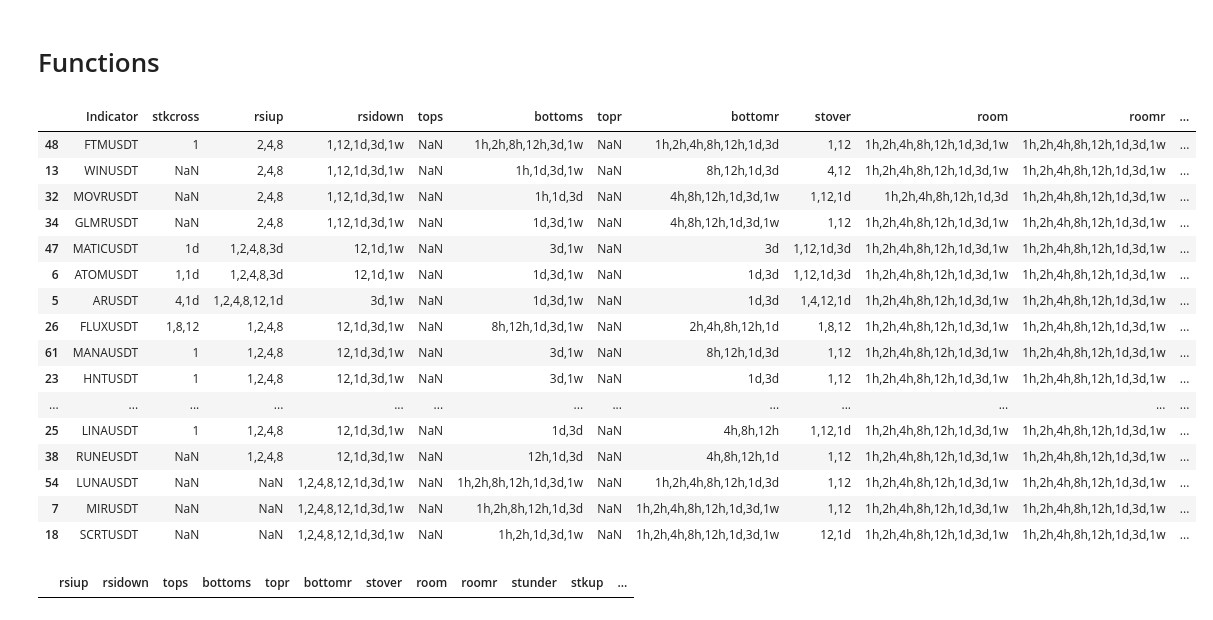
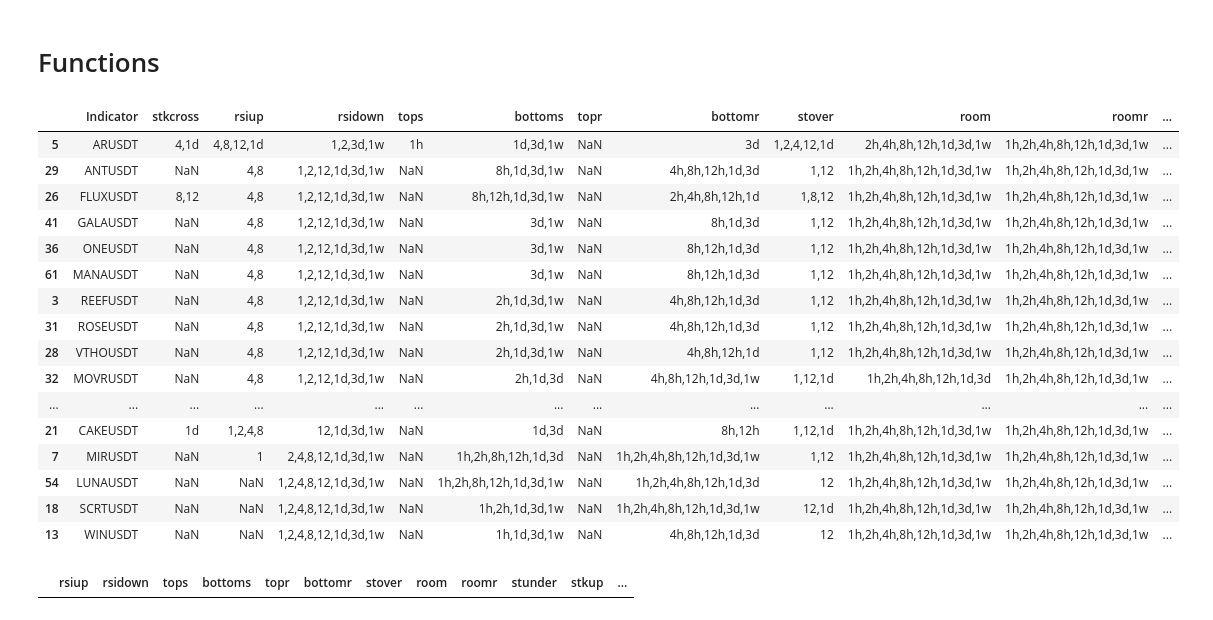
Before and after one commit to hjabbour/ML, a Jupyter notebook: MLDATA.ipynb, the cells around one changed output. Saved outputs shown, nothing was run; the diff lists cells and outputs as text; code cells hidden in the pictures.

```diff
--- a/MLDATA.ipynb
+++ b/MLDATA.ipynb
@@ -1164,50 +1164,50 @@ test = newframe.loc[(newframe['rsiup'] <= '1d') & (newframe['stover'].notnull())
 
 #test = newframe.loc[(newframe['bottomr'] <= '12h') &  (newframe['bottoms'] <= '12h') ]
 test = newframe.loc[(newframe['bottomr'] >= '1d') & ((newframe['stover'].notnull()) | (newframe['stkcross'].notnull()))]
 
-test = newframe.loc[(newframe['bottomr'] >= '1d') & ((newframe['stover'].notnull()) | (newframe['stkcross'].notnull()))]
+test = newframe.loc[(newframe['bottomr'] >= '1h') & ((newframe['stover'].notnull()) | (newframe['stkcross'].notnull()))]
 
 
 #test = newframe.loc[(newframe['bottoms'] >= '1d') & ((newframe['stover'].notnull()) | (newframe['stkcross'].notnull()))]
 
 #test = newframe.loc[(newframe['tops'].isnull()) &  (newframe['rsidown'].isnull()) ]
 
 
 #test = newframe.loc[(newframe['stkup'].notnull()) &  (newframe['bottoms'].notnull()) & (newframe['tops'].isnull()) ]
 
 #test = newframe.loc[(newframe['rsiup'] <= '1w') & (newframe['bottoms'] >= '4h') &  (newframe['shift'].notnull())]
 
 
 #test = newframe.loc[(newframe['shift'].notnull()) &  (newframe['bottoms'].notnull()) ]
 
 #test = newframe.loc[(newframe['rsidown'].isnull()) | (newframe['rsidown'] <= '1') ]
 
 #test = newframe.loc[(newframe['shift'] >= '1h') &  (newframe['dshift'].isnull()) & (newframe['downtrend'].isnull()) ]
 #test = newframe.loc[(newframe['shift'] >= '1h') &  (newframe['dshift'].isnull()) ]
 
 #test = newframe.loc[(newframe['shift'] >= '12h,1d,3d')]
 
 newframe
 
 test
 # %% [output]
 |  | Indicator | stkcross | rsiup | rsidown | tops | bottoms | topr | bottomr | stover | room | roomr | ... |
-| 48 | FTMUSDT | 1 | 2,4,8 | 1,12,1d,3d,1w | NaN | 1h,2h,8h,12h,3d,1w | NaN | 1h,2h,4h,8h,12h,1d,3d | 1,12 | 1h,2h,4h,8h,12h,1d,3d,1w | 1h,2h,4h,8h,12h,1d,3d,1w | ... |
-| 13 | WINUSDT | NaN | 2,4,8 | 1,12,1d,3d,1w | NaN | 1h,1d,3d,1w | NaN | 8h,12h,1d,3d | 4,12 | 1h,2h,4h,8h,12h,1d,3d,1w | 1h,2h,4h,8h,12h,1d,3d,1w | ... |
-| 32 | MOVRUSDT | NaN | 2,4,8 | 1,12,1d,3d,1w | NaN | 1h,1d,3d | NaN | 4h,8h,12h,1d,3d,1w | 1,12,1d | 1h,2h,4h,8h,12h,1d,3d | 1h,2h,4h,8h,12h,1d,3d,1w | ... |
-| 34 | GLMRUSDT | NaN | 2,4,8 | 1,12,1d,3d,1w | NaN | 1d,3d,1w | NaN | 4h,8h,12h,1d,3d,1w | 1,12 | 1h,2h,4h,8h,12h,1d,3d,1w | 1h,2h,4h,8h,12h,1d,3d,1w | ... |
-| 47 | MATICUSDT | 1d | 1,2,4,8,3d | 12,1d,1w | NaN | 3d,1w | NaN | 3d | 1,12,1d,3d | 1h,2h,4h,8h,12h,1d,3d,1w | 1h,2h,4h,8h,12h,1d,3d,1w | ... |
-| 6 | ATOMUSDT | 1,1d | 1,2,4,8,3d | 12,1d,1w | NaN | 1d,3d,1w | NaN | 1d,3d | 1,12,1d,3d | 1h,2h,4h,8h,12h,1d,3d,1w | 1h,2h,4h,8h,12h,1d,3d,1w | ... |
-| 5 | ARUSDT | 4,1d | 1,2,4,8,12,1d | 3d,1w | NaN | 1d,3d,1w | NaN | 1d,3d | 1,4,12,1d | 1h,2h,4h,8h,12h,1d,3d,1w | 1h,2h,4h,8h,12h,1d,3d,1w | ... |
-| 26 | FLUXUSDT | 1,8,12 | 1,2,4,8 | 12,1d,3d,1w | NaN | 8h,12h,1d,3d,1w | NaN | 2h,4h,8h,12h,1d | 1,8,12 | 1h,2h,4h,8h,12h,1d,3d,1w | 1h,2h,4h,8h,12h,1d,3d,1w | ... |
-| 61 | MANAUSDT | 1 | 1,2,4,8 | 12,1d,3d,1w | NaN | 3d,1w | NaN | 8h,12h,1d,3d | 1,12 | 1h,2h,4h,8h,12h,1d,3d,1w | 1h,2h,4h,8h,12h,1d,3d,1w | ... |
-| 23 | HNTUSDT | 1 | 1,2,4,8 | 12,1d,3d,1w | NaN | 3d,1w | NaN | 1d,3d | 1,12 | 1h,2h,4h,8h,12h,1d,3d,1w | 1h,2h,4h,8h,12h,1d,3d,1w | ... |
+| 5 | ARUSDT | 4,1d | 4,8,12,1d | 1,2,3d,1w | 1h | 1d,3d,1w | NaN | 3d | 1,2,4,12,1d | 2h,4h,8h,12h,1d,3d,1w | 1h,2h,4h,8h,12h,1d,3d,1w | ... |
+| 29 | ANTUSDT | NaN | 4,8 | 1,2,12,1d,3d,1w | NaN | 8h,1d,3d,1w | NaN | 4h,8h,12h,1d,3d | 1,12 | 1h,2h,4h,8h,12h,1d,3d,1w | 1h,2h,4h,8h,12h,1d,3d,1w | ... |
+| 26 | FLUXUSDT | 8,12 | 4,8 | 1,2,12,1d,3d,1w | NaN | 8h,12h,1d,3d,1w | NaN | 2h,4h,8h,12h,1d | 1,8,12 | 1h,2h,4h,8h,12h,1d,3d,1w | 1h,2h,4h,8h,12h,1d,3d,1w | ... |
+| 41 | GALAUSDT | NaN | 4,8 | 1,2,12,1d,3d,1w | NaN | 3d,1w | NaN | 8h,1d,3d | 1,12 | 1h,2h,4h,8h,12h,1d,3d,1w | 1h,2h,4h,8h,12h,1d,3d,1w | ... |
+| 36 | ONEUSDT | NaN | 4,8 | 1,2,12,1d,3d,1w | NaN | 3d,1w | NaN | 8h,12h,1d,3d | 1,12 | 1h,2h,4h,8h,12h,1d,3d,1w | 1h,2h,4h,8h,12h,1d,3d,1w | ... |
+| 61 | MANAUSDT | NaN | 4,8 | 1,2,12,1d,3d,1w | NaN | 3d,1w | NaN | 8h,12h,1d,3d | 1,12 | 1h,2h,4h,8h,12h,1d,3d,1w | 1h,2h,4h,8h,12h,1d,3d,1w | ... |
+| 3 | REEFUSDT | NaN | 4,8 | 1,2,12,1d,3d,1w | NaN | 2h,1d,3d,1w | NaN | 4h,8h,12h,1d,3d | 1,12 | 1h,2h,4h,8h,12h,1d,3d,1w | 1h,2h,4h,8h,12h,1d,3d,1w | ... |
+| 31 | ROSEUSDT | NaN | 4,8 | 1,2,12,1d,3d,1w | NaN | 2h,1d,3d,1w | NaN | 4h,8h,12h,1d,3d | 1,12 | 1h,2h,4h,8h,12h,1d,3d,1w | 1h,2h,4h,8h,12h,1d,3d,1w | ... |
+| 28 | VTHOUSDT | NaN | 4,8 | 1,2,12,1d,3d,1w | NaN | 2h,1d,3d,1w | NaN | 4h,8h,12h,1d | 1,12 | 1h,2h,4h,8h,12h,1d,3d,1w | 1h,2h,4h,8h,12h,1d,3d,1w | ... |
+| 32 | MOVRUSDT | NaN | 4,8 | 1,2,12,1d,3d,1w | NaN | 2h,1d,3d | NaN | 4h,8h,12h,1d,3d,1w | 1,12,1d | 1h,2h,4h,8h,12h,1d,3d | 1h,2h,4h,8h,12h,1d,3d,1w | ... |
 | ... | ... | ... | ... | ... | ... | ... | ... | ... | ... | ... | ... | ... |
-| 25 | LINAUSDT | 1 | 1,2,4,8 | 12,1d,3d,1w | NaN | 1d,3d | NaN | 4h,8h,12h | 1,12,1d | 1h,2h,4h,8h,12h,1d,3d,1w | 1h,2h,4h,8h,12h,1d,3d,1w | ... |
-| 38 | RUNEUSDT | NaN | 1,2,4,8 | 12,1d,3d,1w | NaN | 12h,1d,3d | NaN | 4h,8h,12h,1d | 1,12 | 1h,2h,4h,8h,12h,1d,3d,1w | 1h,2h,4h,8h,12h,1d,3d,1w | ... |
-| 54 | LUNAUSDT | NaN | NaN | 1,2,4,8,12,1d,3d,1w | NaN | 1h,2h,8h,12h,1d,3d,1w | NaN | 1h,2h,4h,8h,12h,1d,3d | 1,12 | 1h,2h,4h,8h,12h,1d,3d,1w | 1h,2h,4h,8h,12h,1d,3d,1w | ... |
-| 7 | MIRUSDT | NaN | NaN | 1,2,4,8,12,1d,3d,1w | NaN | 1h,2h,8h,12h,1d,3d | NaN | 1h,2h,4h,8h,12h,1d,3d,1w | 1,12 | 1h,2h,4h,8h,12h,1d,3d,1w | 1h,2h,4h,8h,12h,1d,3d,1w | ... |
+| 21 | CAKEUSDT | 1d | 1,2,4,8 | 12,1d,3d,1w | NaN | 1d,3d | NaN | 8h,12h | 1,12,1d | 1h,2h,4h,8h,12h,1d,3d,1w | 1h,2h,4h,8h,12h,1d,3d,1w | ... |
+| 7 | MIRUSDT | NaN | 1 | 2,4,8,12,1d,3d,1w | NaN | 1h,2h,8h,12h,1d,3d | NaN | 1h,2h,4h,8h,12h,1d,3d,1w | 1,12 | 1h,2h,4h,8h,12h,1d,3d,1w | 1h,2h,4h,8h,12h,1d,3d,1w | ... |
+| 54 | LUNAUSDT | NaN | NaN | 1,2,4,8,12,1d,3d,1w | NaN | 1h,2h,8h,12h,1d,3d,1w | NaN | 1h,2h,4h,8h,12h,1d,3d | 12 | 1h,2h,4h,8h,12h,1d,3d,1w | 1h,2h,4h,8h,12h,1d,3d,1w | ... |
 | 18 | SCRTUSDT | NaN | NaN | 1,2,4,8,12,1d,3d,1w | NaN | 1h,2h,1d,3d,1w | NaN | 1h,2h,4h,8h,12h,1d,3d,1w | 12,1d | 1h,2h,4h,8h,12h,1d,3d,1w | 1h,2h,4h,8h,12h,1d,3d,1w | ... |
+| 13 | WINUSDT | NaN | NaN | 1,2,4,8,12,1d,3d,1w | NaN | 1h,1d,3d,1w | NaN | 4h,8h,12h,1d,3d | 12 | 1h,2h,4h,8h,12h,1d,3d,1w | 1h,2h,4h,8h,12h,1d,3d,1w | ... |
 # %%
 # Indicators for the week shift
 
```
Also changed, not shown: parts of 5 cells of this notebook, 2 other files.
